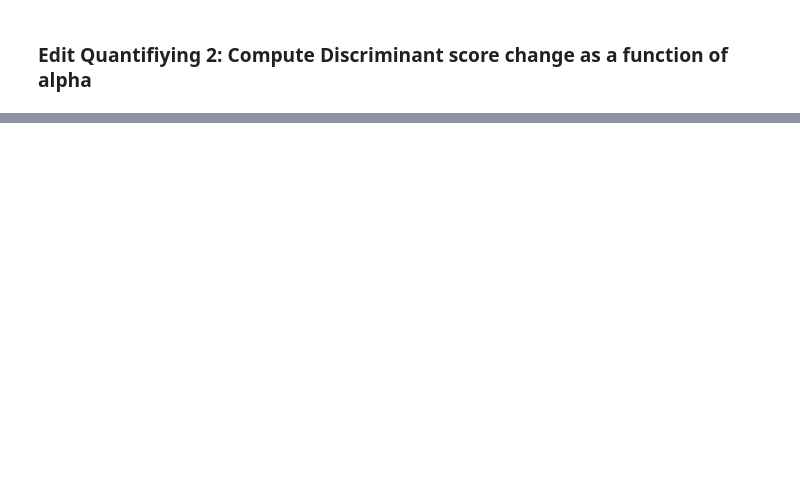
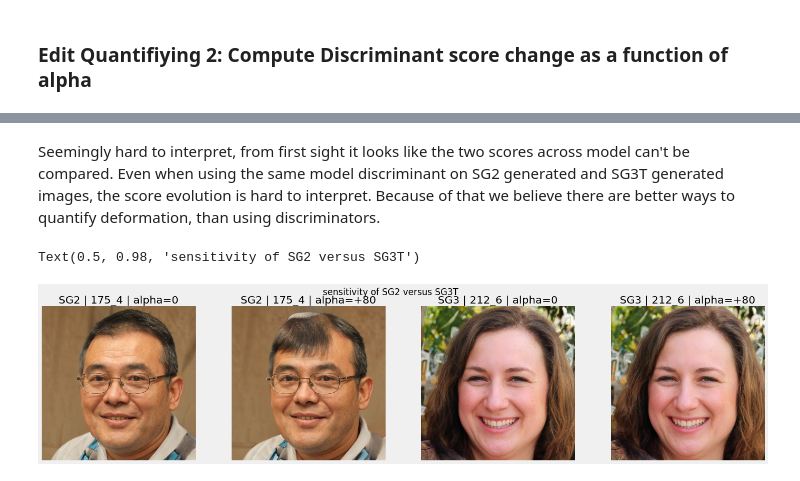
Before and after one commit to miki998/styleSpaceGan3-pytorch, a Jupyter notebook: notebooks/editingScore.ipynb, the cells around one changed output, grey strips where cells are left out. Saved outputs shown, nothing was run; the diff lists cells and outputs as text; code cells hidden in the pictures; blank space fills up the shorter version.

```diff
--- a/notebooks/editingScore.ipynb
+++ b/notebooks/editingScore.ipynb
@@ -181,0 +192,29 @@ plt.imshow()
+# %% [markdown]
+Seemingly hard to interpret, from first sight it looks like the two scores across model can't be compared. Even when using the same model discriminant on SG2 generated and SG3T generated images, the score evolution is hard to interpret.
+Because of that we believe there are better ways to quantify deformation, than using discriminators.
+# %%
+img2      = edit_image_stylegan2(SG2 ,ys2['ys'], ys2['rgb_ys'], 0, 175, 4, raw=False)
+modifimg2 = edit_image_stylegan2(SG2 ,ys2['ys'], ys2['rgb_ys'], 80, 175, 4, raw=False)
+
+img3      = edit_image_stylegan3(SG3 ,ys3['ys'], 0, 212, 6, raw=False)
+modifimg3 = edit_image_stylegan3(SG3 ,ys3['ys'], 80, 212, 6, raw=False)
+
+
+fig,ax = plt.subplots(1,4, figsize=(22,5))
+ax[0].imshow(img2)
+ax[1].imshow(modifimg2)
+ax[2].imshow(img3)
+ax[3].imshow(modifimg3)
+
+ax[0].set_title('SG2 | 175_4 | alpha=0')
+ax[1].set_title('SG2 | 175_4 | alpha=+80')
+ax[2].set_title('SG3 | 212_6 | alpha=0')
+ax[3].set_title('SG3 | 212_6 | alpha=+80')
+ax[0].axis('off')
+ax[1].axis('off')
+ax[2].axis('off')
+ax[3].axis('off')
+plt.suptitle('sensitivity of SG2 versus SG3T')
+# %% [output]
+Text(0.5, 0.98, 'sensitivity of SG2 versus SG3T')
+[figure, added]
```
Also changed, not shown: parts of 15 cells of this notebook, 9 other files.
